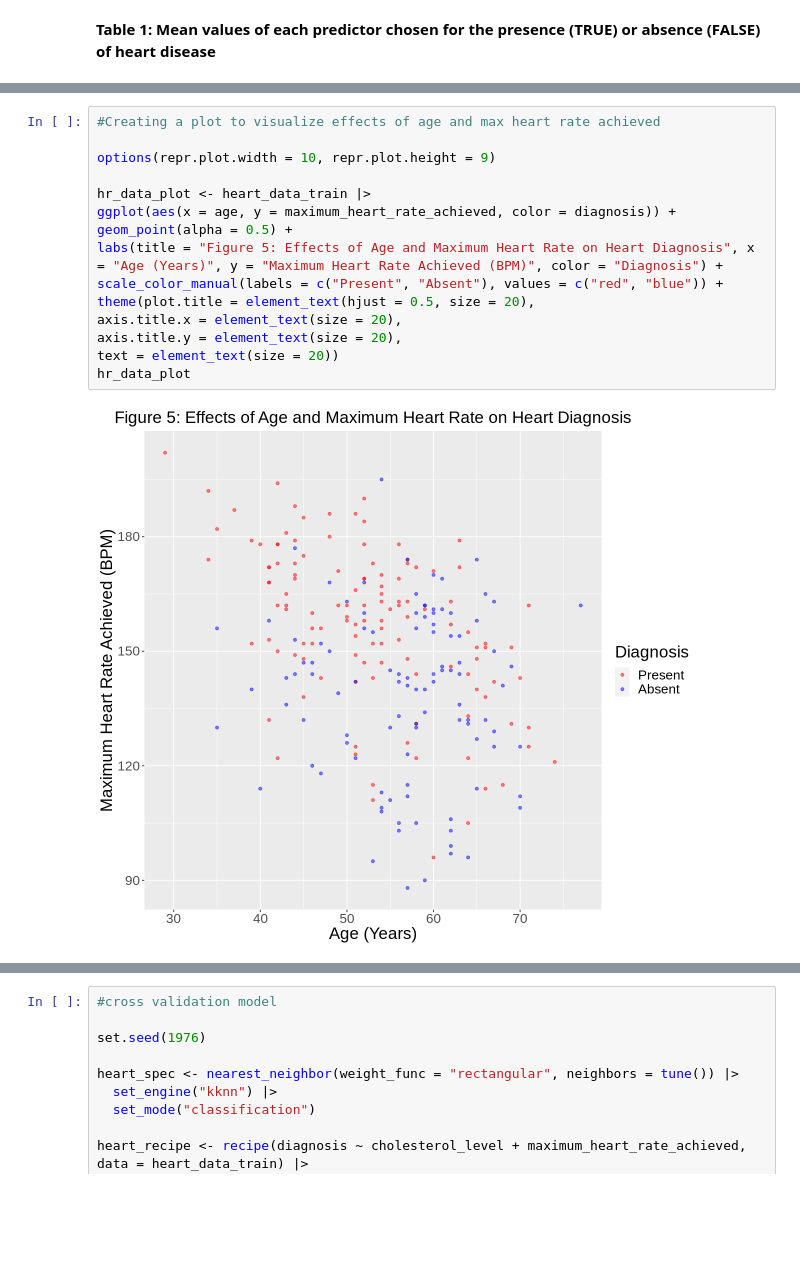
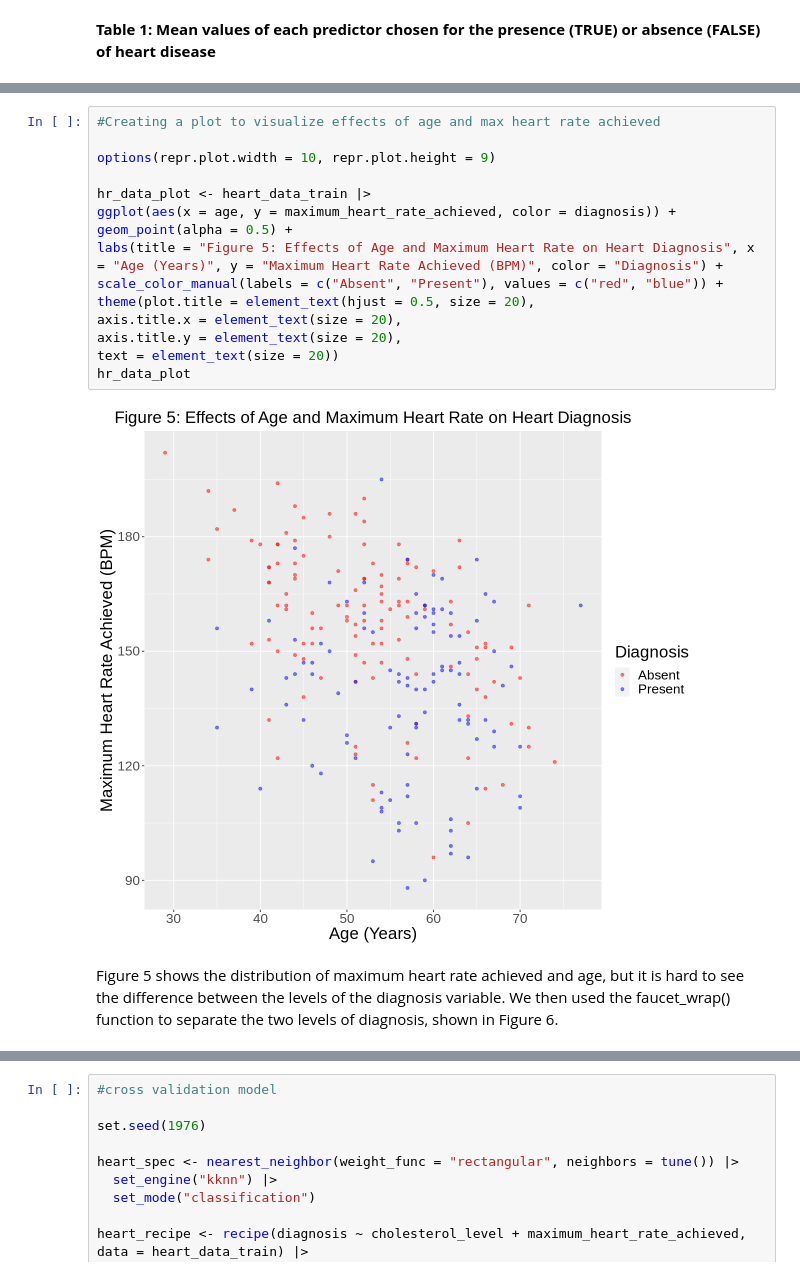
Before and after one commit to jagroop-randhawa/dsci-100-2022w2-group-26, a Jupyter notebook: group_26_project_report.ipynb, the cells around one changed output, grey strips where cells are left out. Cells and saved outputs as stored; diff of their text form; blank space fills up the shorter version.

```diff
--- a/group_26_project_report.ipynb
+++ b/group_26_project_report.ipynb
@@ -214,20 +202,22 @@ bp_plot_wrapped
 # %%
 #Creating a plot to visualize effects of age and max heart rate achieved
 
 options(repr.plot.width = 10, repr.plot.height = 9)
 
 hr_data_plot <- heart_data_train |>
 ggplot(aes(x = age, y = maximum_heart_rate_achieved, color = diagnosis)) +
 geom_point(alpha = 0.5) +
 labs(title = "Figure 5: Effects of Age and Maximum Heart Rate on Heart Diagnosis", x = "Age (Years)", y = "Maximum Heart Rate Achieved (BPM)", color = "Diagnosis") +
-scale_color_manual(labels = c("Present", "Absent"), values = c("red", "blue")) +
+scale_color_manual(labels = c("Absent", "Present"), values = c("red", "blue")) +
 theme(plot.title = element_text(hjust = 0.5, size = 20),
 axis.title.x = element_text(size = 20),
 axis.title.y = element_text(size = 20),
 text = element_text(size = 20))
 hr_data_plot
 # %% [output]
-[figure, old version]
+[figure, new version]
+# %% [markdown]
+Figure 5 shows the distribution of maximum heart rate achieved and age, but it is hard to see the difference between the levels of the diagnosis variable. We then used the faucet_wrap() function to separate the two levels of diagnosis, shown in Figure 6.
 # %%
 hr_plot_wrapped <- hr_data_plot +
 facet_wrap(~diagnosis)+
```
Also changed, not shown: parts of 41 cells of this notebook.
